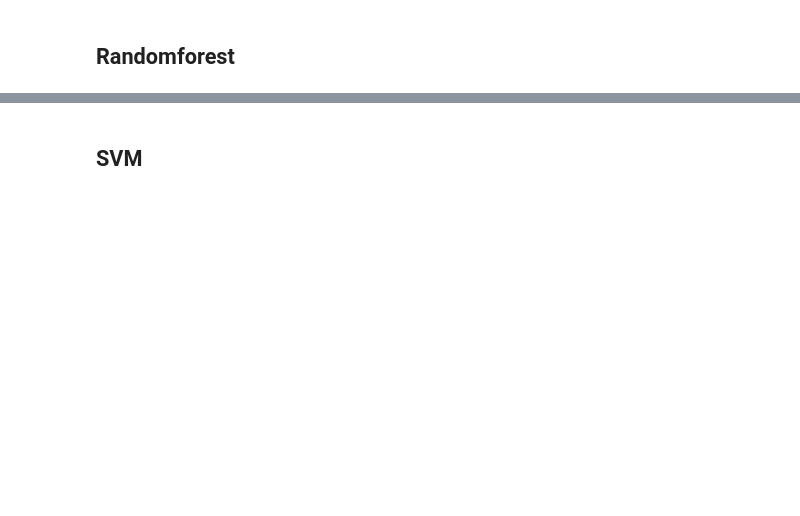
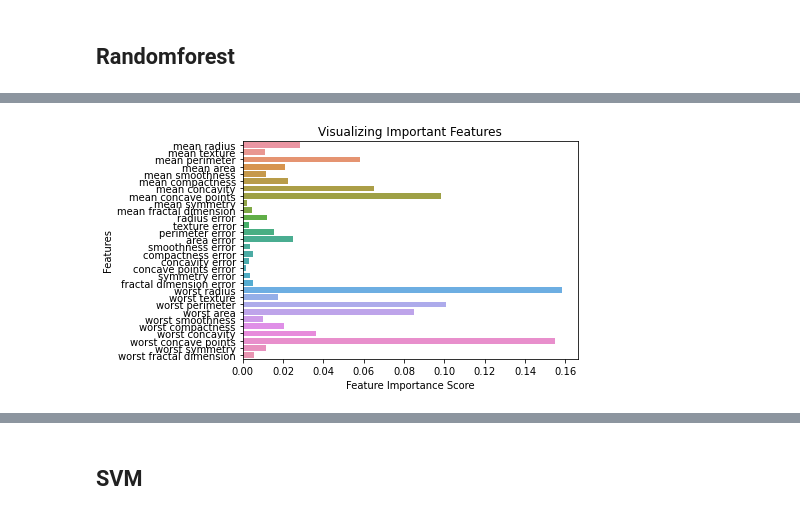
Before and after one commit to StevHenry/code-readability, a Jupyter notebook: Classification_pipline.ipynb, the cells around one changed output, grey strips where cells are left out. Saved outputs shown, nothing was run; the diff lists cells and outputs as text; code cells hidden in the pictures; blank space fills up the shorter version.

```diff
--- a/Classification_pipline.ipynb
+++ b/Classification_pipline.ipynb
@@ -79,0 +96,12 @@ Random Forest cross-validation accuracy: 0.963
+# %%
+importance_rf = clf_rf.feature_importances_
+# Create a barplot of feature importances
+sns.barplot(x=importance_rf, y=bcd.feature_names)
+
+# Add labels and title
+plt.xlabel('Feature Importance Score')
+plt.ylabel('Features')
+plt.title("Visualizing Important Features")
+plt.show()
+# %% [output]
+[figure, added]
```
Also changed, not shown: parts of 9 cells of this notebook, 1 other file.
